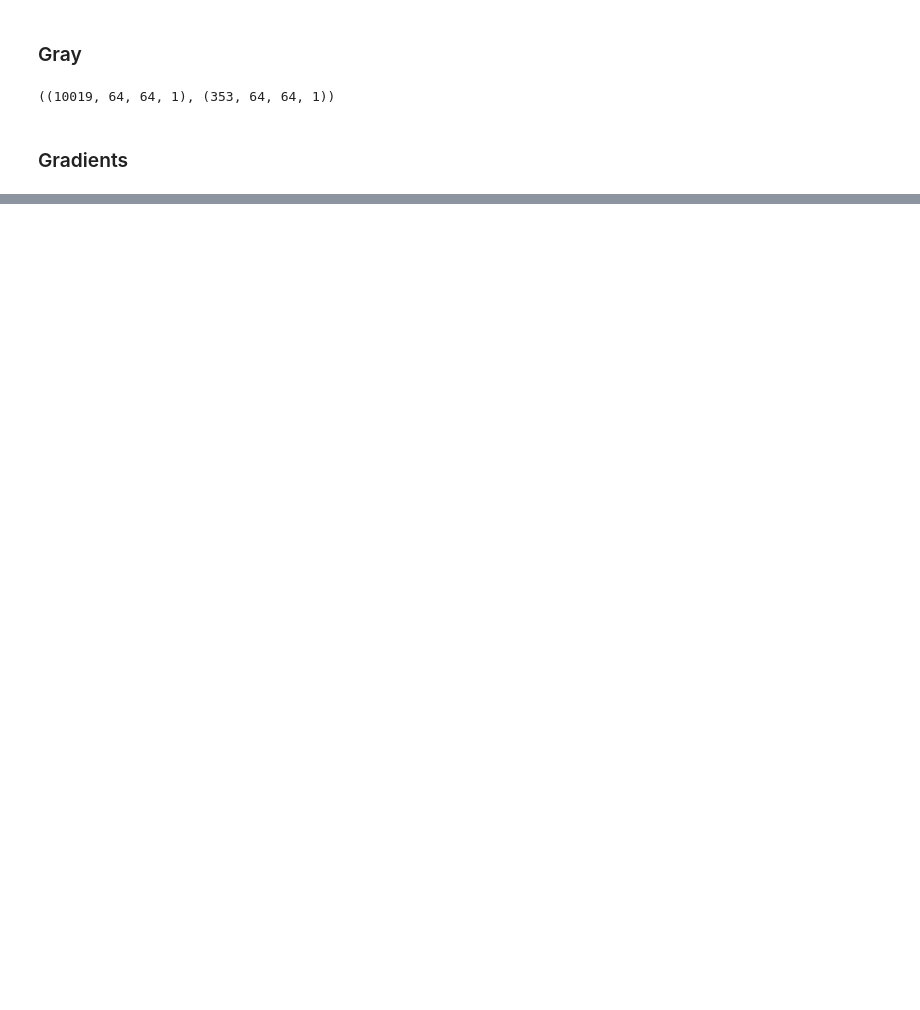
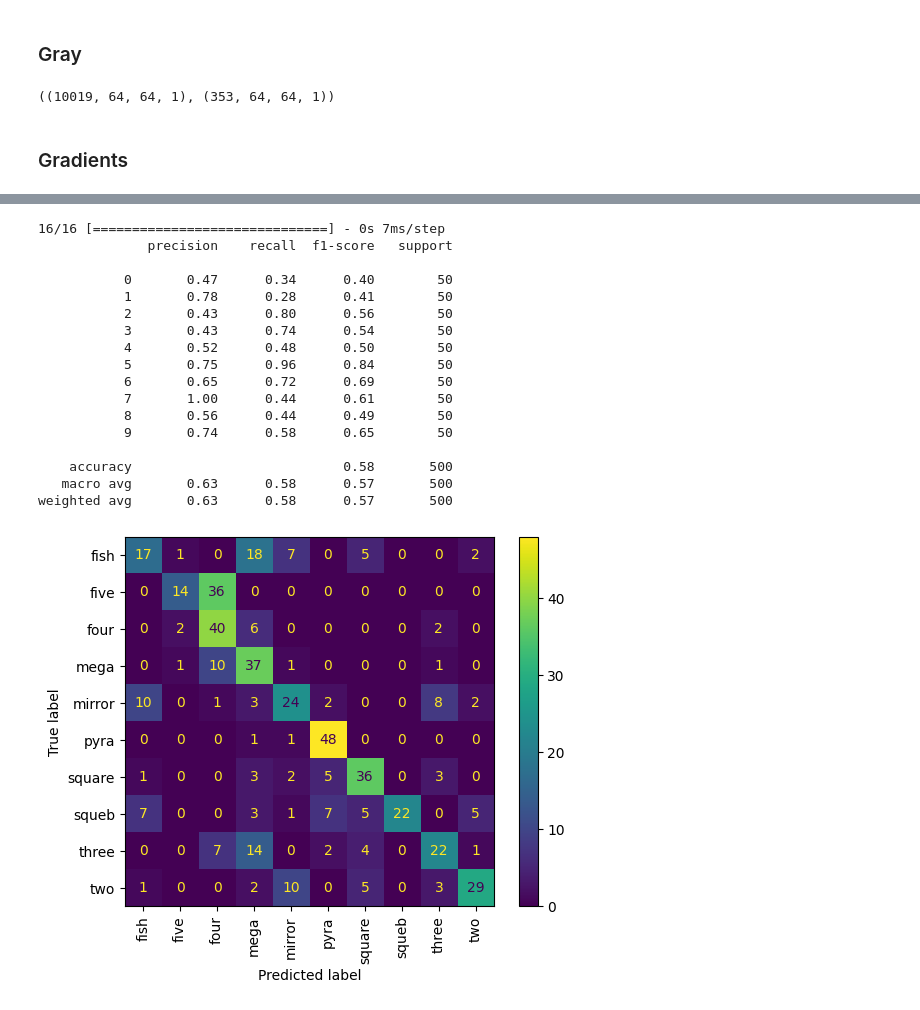
Before and after one commit to klima7/Cubes-Classifier, a Jupyter notebook: classifier.ipynb, the cells around one changed output, grey strips where cells are left out. Saved outputs shown, nothing was run; the diff lists cells and outputs as text; code cells hidden in the pictures; blank space fills up the shorter version.

Commit message:
Accuracy 58 / 53

```diff
--- a/classifier.ipynb
+++ b/classifier.ipynb
@@ -133,6 +133,6 @@ model.compile(optimizer='adam',
               loss='categorical_crossentropy',
               metrics=['accuracy'])
 # %%
-history = model.fit(grad_train_X, train_y, validation_data=(grad_test_X, test_y), epochs=40, batch_size=128)
+history = model.fit(grad_train_X, train_y, validation_data=(grad_test_X, test_y), epochs=40, batch_size=64)
 # %% [output]
 Epoch 1/40
@@ -176,0 +155,34 @@ ValueError: in user code:
+# %%
+predictions = model.predict(grad_test_X)
+true_classes = np.argmax(test_y, axis=1)
+predicted_classes = np.argmax(predictions, axis=1)
+
+report = classification_report(true_classes, predicted_classes)
+cm = confusion_matrix(true_classes, predicted_classes)
+
+print(report)
+ConfusionMatrixDisplay.from_predictions(
+    true_classes,
+    predicted_classes,
+    display_labels=labels,
+    xticks_rotation='vertical',
+);
+# %% [output]
+16/16 [==============================] - 0s 7ms/step
+              precision    recall  f1-score   support
+
+           0       0.47      0.34      0.40        50
+           1       0.78      0.28      0.41        50
+           2       0.43      0.80      0.56        50
+           3       0.43      0.74      0.54        50
+           4       0.52      0.48      0.50        50
+           5       0.75      0.96      0.84        50
+           6       0.65      0.72      0.69        50
+           7       1.00      0.44      0.61        50
+           8       0.56      0.44      0.49        50
+           9       0.74      0.58      0.65        50
+
+    accuracy                           0.58       500
+   macro avg       0.63      0.58      0.57       500
+weighted avg       0.63      0.58      0.57       500
+[figure, added]
```
Also changed, not shown: parts of 13 cells of this notebook.
